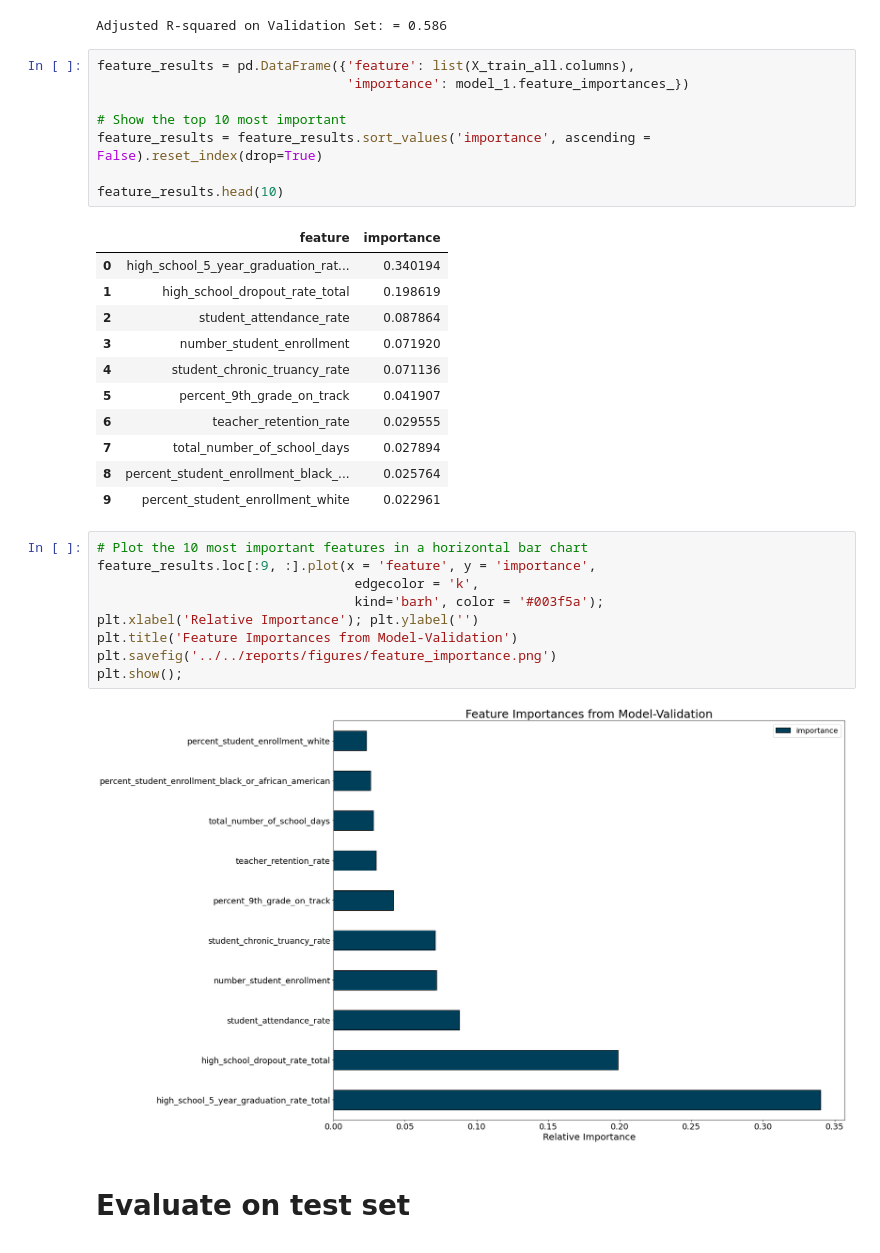
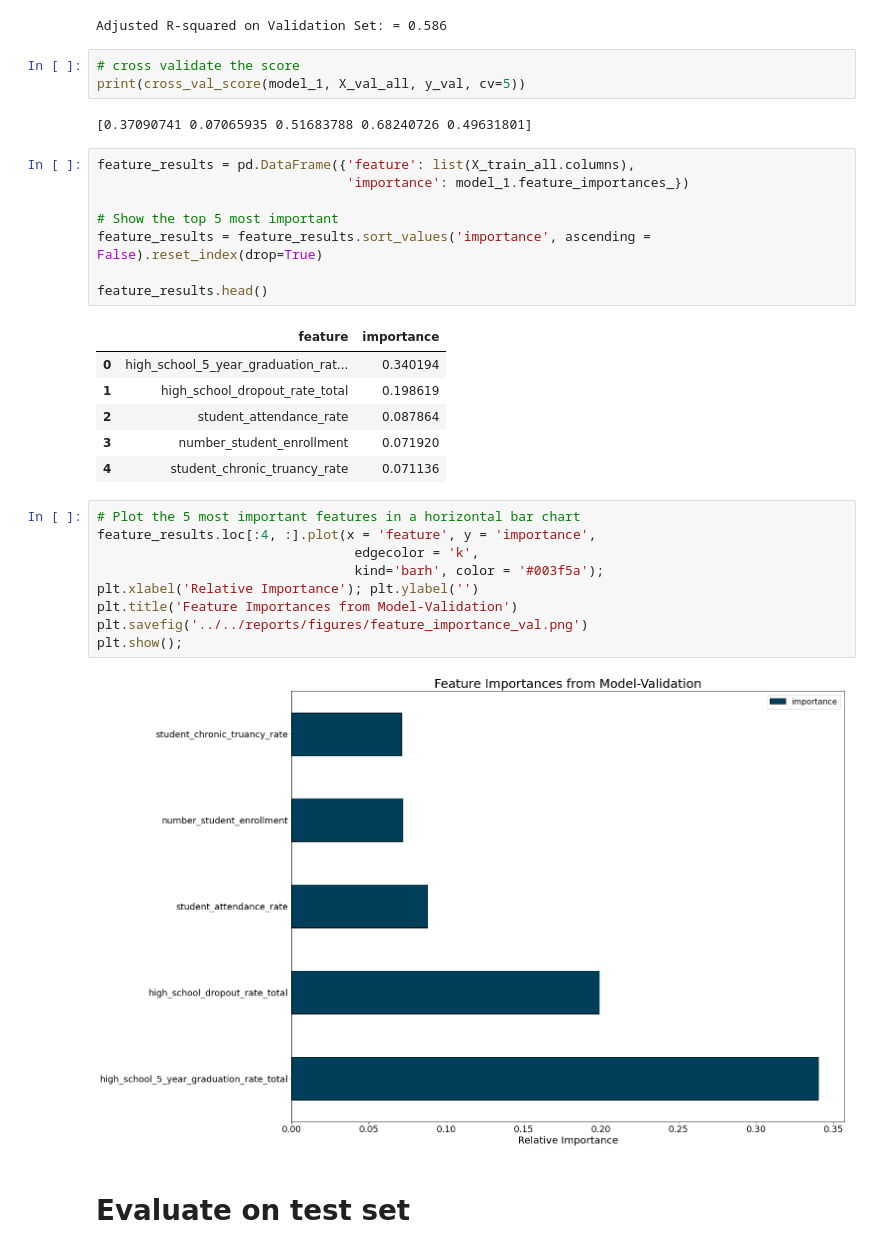
Before and after one commit to dannmorr/predicting-ibse-graduation-rate, a Jupyter notebook: notebooks/exploratory/02_models.ipynb, the cells around one changed output. Cells and saved outputs as stored; diff of their text form.

Commit message:
parallel modeling

```diff
--- a/notebooks/exploratory/02_models.ipynb
+++ b/notebooks/exploratory/02_models.ipynb
@@ -412,14 +411,19 @@ model_1_r2 = fit_and_eval(model_1)
 print('Adjusted R-squared on Validation Set: = %0.3f' % model_1_r2)
 # %% [output]
 Adjusted R-squared on Validation Set: = 0.586
+# %%
+# cross validate the score
+print(cross_val_score(model_1, X_val_all, y_val, cv=5))
+# %% [output]
+[0.37090741 0.07065935 0.51683788 0.68240726 0.49631801]
 # %%
 feature_results = pd.DataFrame({'feature': list(X_train_all.columns),
                                 'importance': model_1.feature_importances_})
 
-# Show the top 10 most important
+# Show the top 5 most important
 feature_results = feature_results.sort_values('importance', ascending = False).reset_index(drop=True)
 
-feature_results.head(10)
+feature_results.head()
 # %% [output]
 |  | feature | importance |
 | 0 | high_school_5_year_graduation_rat... | 0.340194 |
@@ -427,22 +431,17 @@ feature_results.head(10)
 | 2 | student_attendance_rate | 0.087864 |
 | 3 | number_student_enrollment | 0.071920 |
 | 4 | student_chronic_truancy_rate | 0.071136 |
-| 5 | percent_9th_grade_on_track | 0.041907 |
-| 6 | teacher_retention_rate | 0.029555 |
-| 7 | total_number_of_school_days | 0.027894 |
-| 8 | percent_student_enrollment_black_... | 0.025764 |
-| 9 | percent_student_enrollment_white | 0.022961 |
 # %%
-# Plot the 10 most important features in a horizontal bar chart
-feature_results.loc[:9, :].plot(x = 'feature', y = 'importance',
+# Plot the 5 most important features in a horizontal bar chart
+feature_results.loc[:4, :].plot(x = 'feature', y = 'importance',
                                  edgecolor = 'k',
                                  kind='barh', color = '#003f5a');
 plt.xlabel('Relative Importance'); plt.ylabel('')
 plt.title('Feature Importances from Model-Validation')
-plt.savefig('../../reports/figures/feature_importance.png')
+plt.savefig('../../reports/figures/feature_importance_val.png')
 plt.show();
 # %% [output]
-[figure, old version]
+[figure, new version]
 # %% [markdown]
 # Evaluate on test set
 # %%
```
Also changed, not shown: parts of 3 cells of this notebook, 4 other files.
